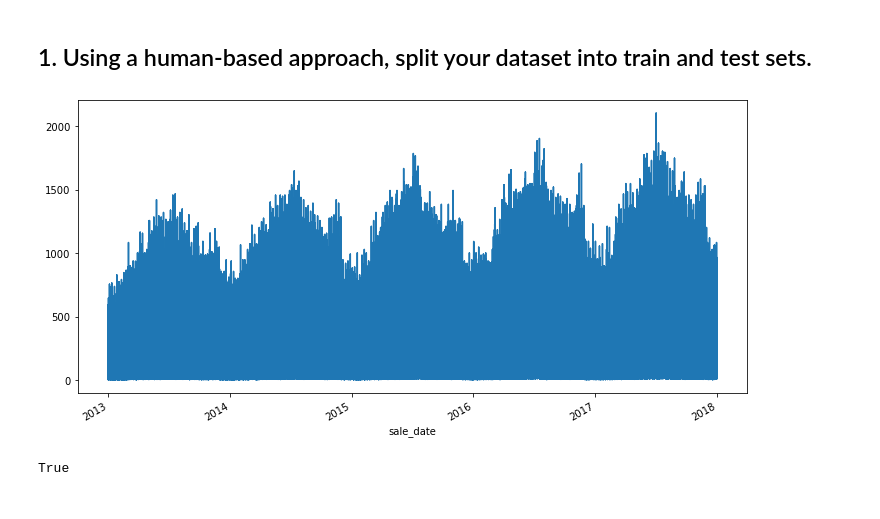
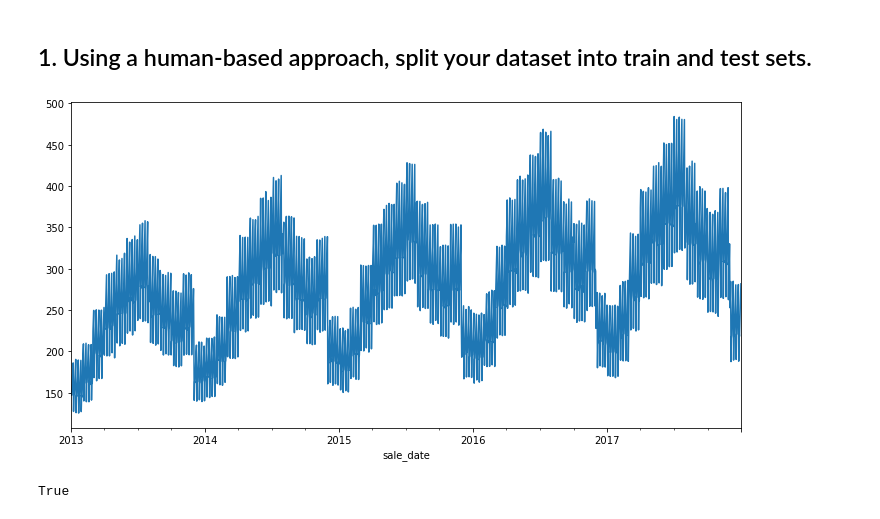
Before and after one commit to Miller-Ryan-1/time-series-exercises, a Jupyter notebook: explore.ipynb, the cells around one changed output. Saved outputs shown, nothing was run; the diff lists cells and outputs as text; code cells hidden in the pictures.

```diff
--- a/explore.ipynb
+++ b/explore.ipynb
@@ -40,10 +40,10 @@ DatetimeIndex(['2013-01-01 00:00:00+00:00', '2013-01-02 00:00:00+00:00',
 ## 1. Using a human-based approach, split your dataset into train and test sets.
 # %%
 plt.figure(figsize = (12,6))
-df.sales_total.plot()
+df.resample('D').mean().sales_total.plot()
 plt.show()
 # %% [output]
-[figure, old version]
+[figure, new version]
 # %%
 train = df[:'2016']
 test = df['2017']
```
Also changed, not shown: parts of 24 cells of this notebook.
